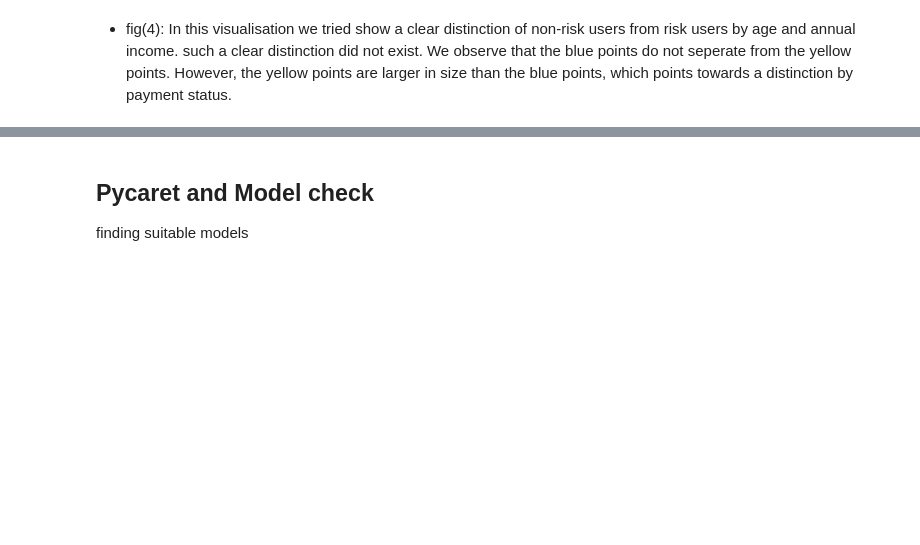
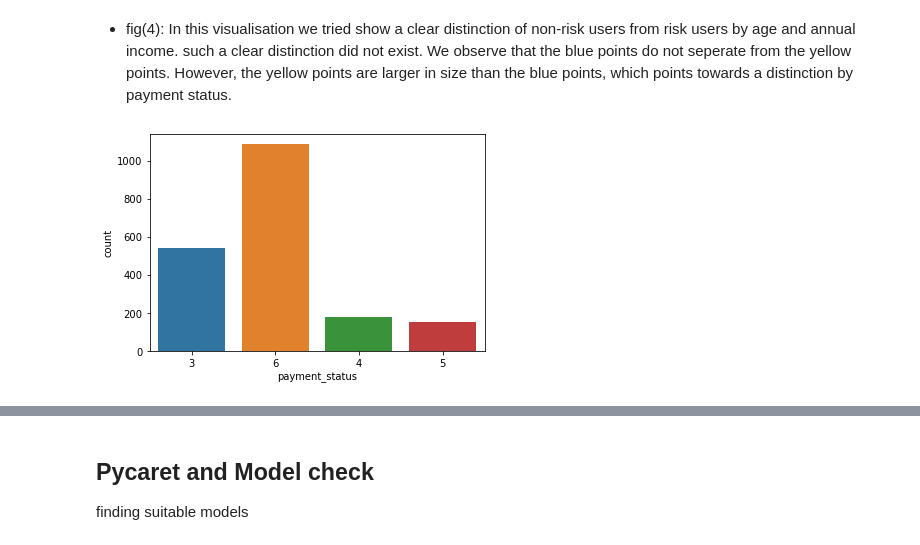
Before and after one commit to yassdenn/cca, a Jupyter notebook: MAIN.ipynb, the cells around one changed output, grey strips where cells are left out. Drawn from its saved outputs; the diff is of its cells as text; code cells hidden in the pictures; blank space fills up the shorter version.

```diff
--- a/MAIN.ipynb
+++ b/MAIN.ipynb
@@ -152,3 +152,7 @@ sizes=(400,40),alpha=0.01,height=10)
 [figure]
 # %% [markdown]
 - fig(4): In this visualisation we tried show a clear distinction of non-risk users from risk users by age and annual income. such a clear distinction did not exist. We observe that the blue points do not seperate from the yellow points. However, the yellow points are larger in size than the blue points, which points towards a distinction by payment status.
+# %%
+risk_payment_status= sns.countplot(x='payment_status',data=risk)
+# %% [output]
+[figure, added]
```
Also changed, not shown: parts of 3 cells of this notebook, 2 other files.
